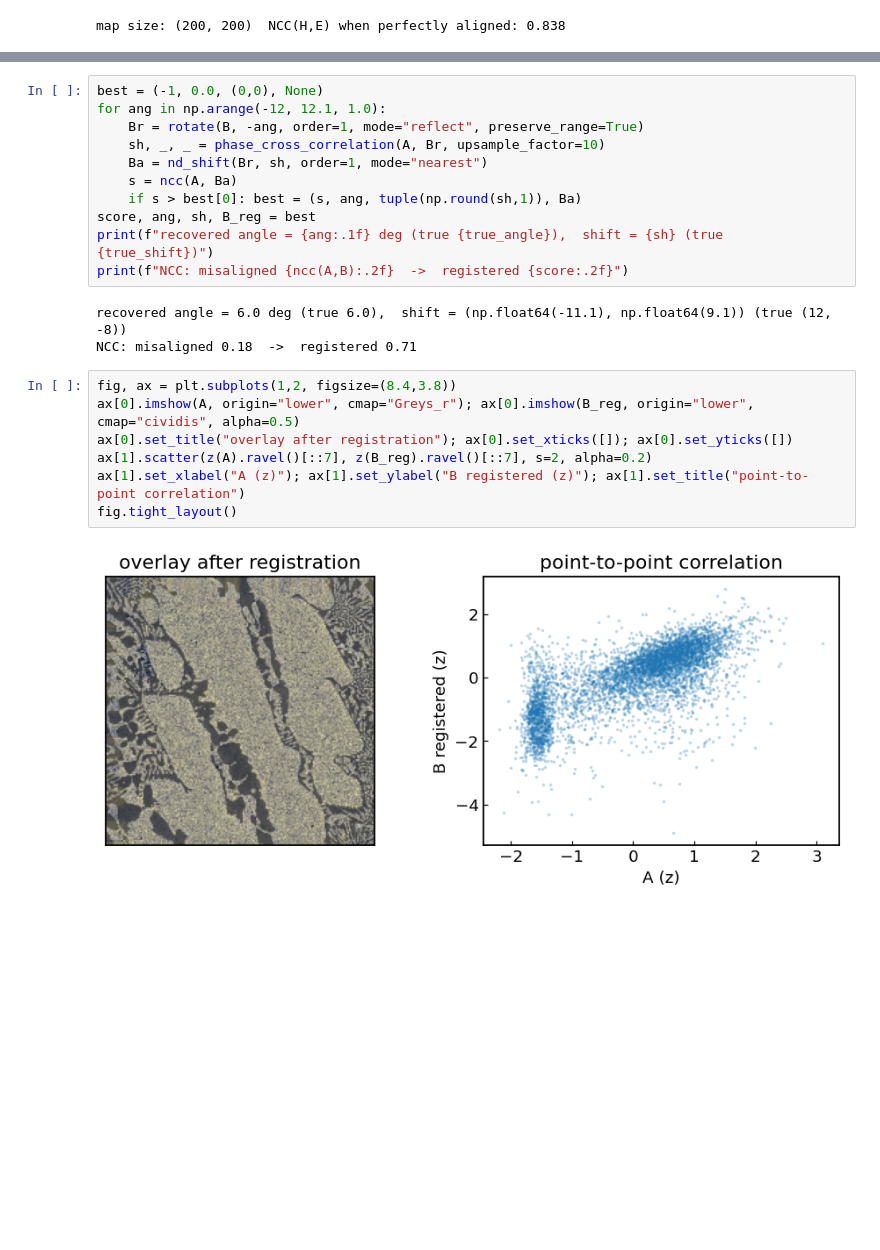
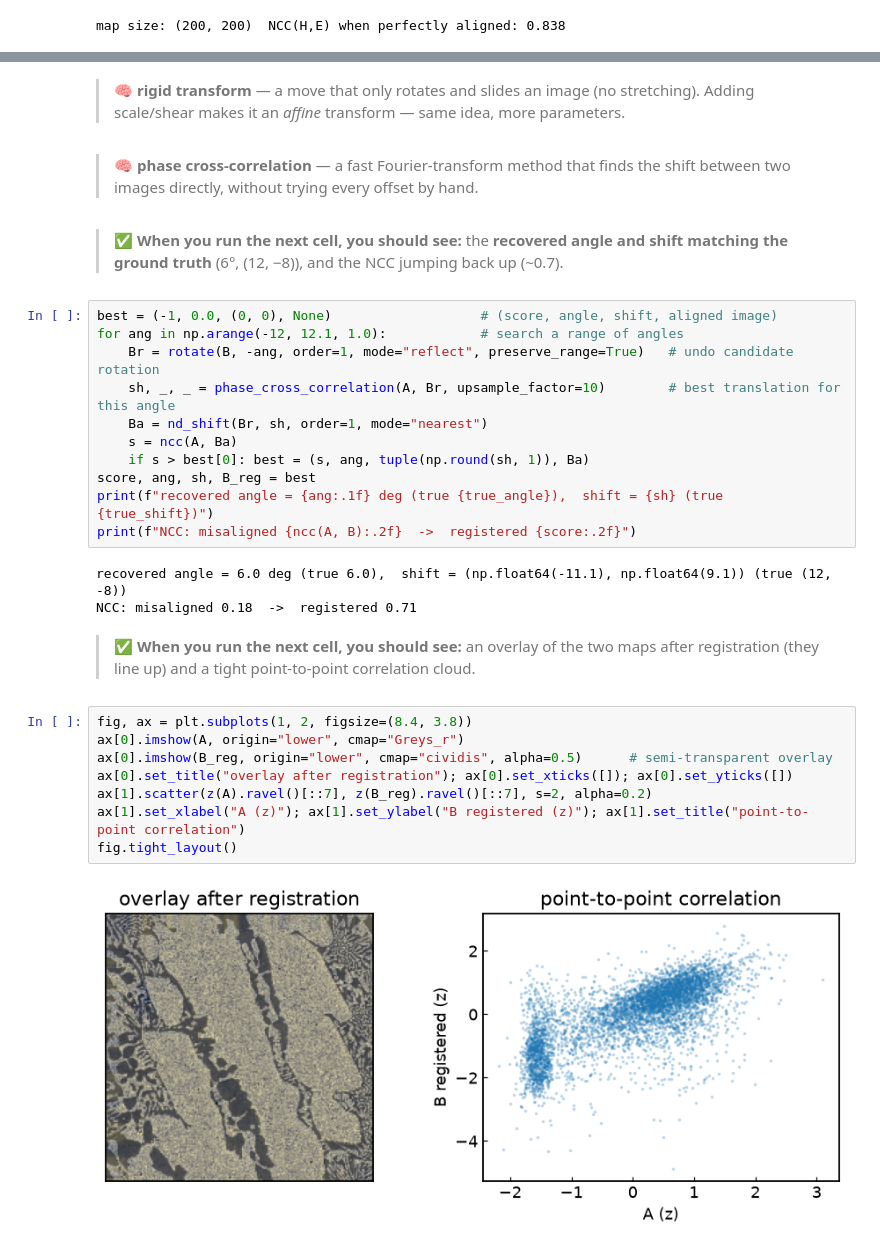
Before and after one commit to edrossi93/mecanano-ml-nanomechanics, a Jupyter notebook: notebooks/06_correlative_registration.ipynb, the cells around one changed output, grey strips where cells are left out. Drawn from its saved outputs; the diff is of its cells as text; blank space fills up the shorter version.

```diff
--- a/notebooks/06_correlative_registration.ipynb
+++ b/notebooks/06_correlative_registration.ipynb
@@ -79,23 +118,32 @@ at each we get the best translation for free from **phase cross-correlation**
+# %% [markdown]
+> 🧠 **rigid transform** — a move that only rotates and slides an image (no stretching). Adding scale/shear makes it an *affine* transform — same idea, more parameters.
+# %% [markdown]
+> 🧠 **phase cross-correlation** — a fast Fourier-transform method that finds the shift between two images directly, without trying every offset by hand.
+# %% [markdown]
+> ✅ **When you run the next cell, you should see:** the **recovered angle and shift matching the ground truth** (6°, (12, −8)), and the NCC jumping back up (~0.7).
 # %%
-best = (-1, 0.0, (0,0), None)
-for ang in np.arange(-12, 12.1, 1.0):
-    Br = rotate(B, -ang, order=1, mode="reflect", preserve_range=True)
-    sh, _, _ = phase_cross_correlation(A, Br, upsample_factor=10)
+best = (-1, 0.0, (0, 0), None)                   # (score, angle, shift, aligned image)
+for ang in np.arange(-12, 12.1, 1.0):            # search a range of angles
+    Br = rotate(B, -ang, order=1, mode="reflect", preserve_range=True)   # undo candidate rotation
+    sh, _, _ = phase_cross_correlation(A, Br, upsample_factor=10)        # best translation for this angle
     Ba = nd_shift(Br, sh, order=1, mode="nearest")
     s = ncc(A, Ba)
-    if s > best[0]: best = (s, ang, tuple(np.round(sh,1)), Ba)
+    if s > best[0]: best = (s, ang, tuple(np.round(sh, 1)), Ba)
 score, ang, sh, B_reg = best
 print(f"recovered angle = {ang:.1f} deg (true {true_angle}),  shift = {sh} (true {true_shift})")
-print(f"NCC: misaligned {ncc(A,B):.2f}  ->  registered {score:.2f}")
+print(f"NCC: misaligned {ncc(A, B):.2f}  ->  registered {score:.2f}")
 # %% [output]
 recovered angle = 6.0 deg (true 6.0),  shift = (np.float64(-11.1), np.float64(9.1)) (true (12, -8))
 NCC: misaligned 0.18  ->  registered 0.71
+# %% [markdown]
+> ✅ **When you run the next cell, you should see:** an overlay of the two maps after registration (they line up) and a tight point-to-point correlation cloud.
 # %%
-fig, ax = plt.subplots(1,2, figsize=(8.4,3.8))
-ax[0].imshow(A, origin="lower", cmap="Greys_r"); ax[0].imshow(B_reg, origin="lower", cmap="cividis", alpha=0.5)
+fig, ax = plt.subplots(1, 2, figsize=(8.4, 3.8))
+ax[0].imshow(A, origin="lower", cmap="Greys_r")
+ax[0].imshow(B_reg, origin="lower", cmap="cividis", alpha=0.5)      # semi-transparent overlay
 ax[0].set_title("overlay after registration"); ax[0].set_xticks([]); ax[0].set_yticks([])
 ax[1].scatter(z(A).ravel()[::7], z(B_reg).ravel()[::7], s=2, alpha=0.2)
 ax[1].set_xlabel("A (z)"); ax[1].set_ylabel("B registered (z)"); ax[1].set_title("point-to-point correlation")
 fig.tight_layout()
 # %% [output]
-[figure, old version]
+[figure, new version]
```
Also changed, not shown: parts of 25 cells of this notebook, 2 other files.
